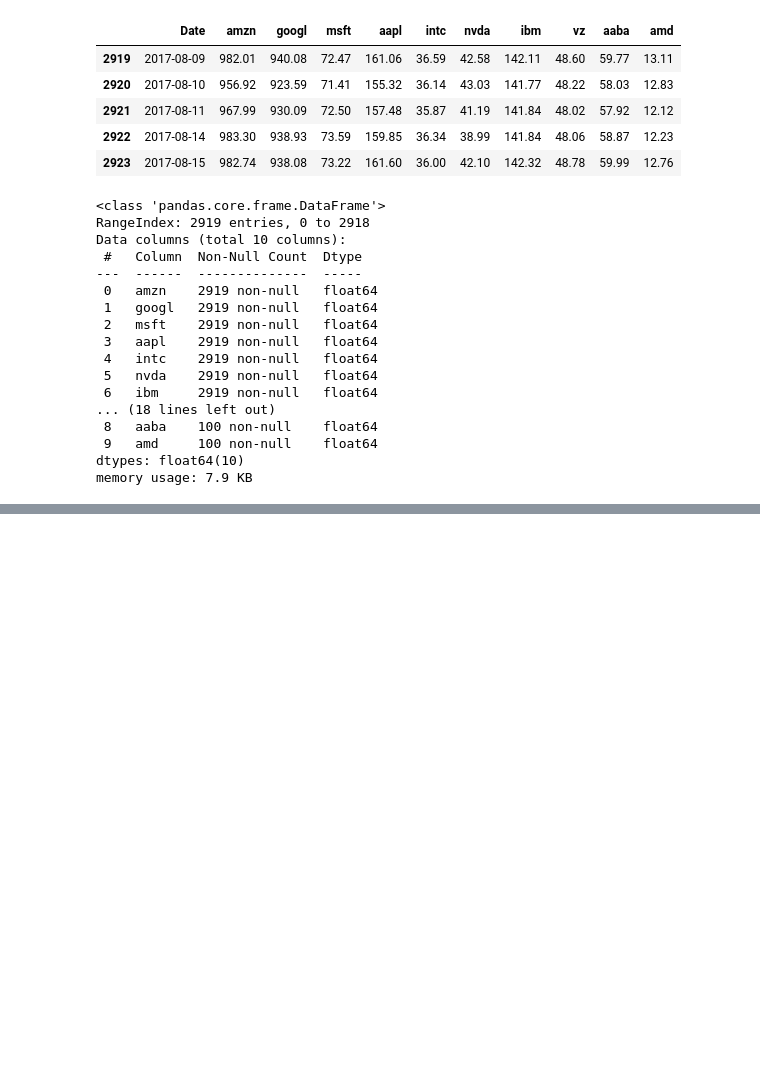
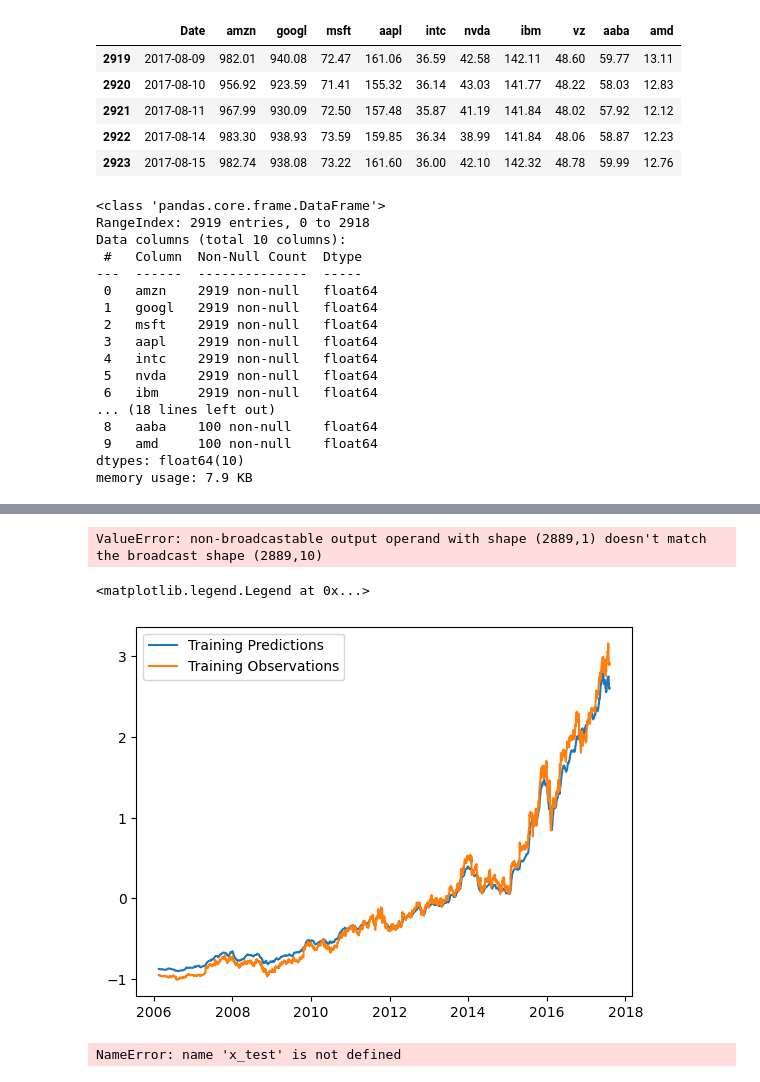
Before and after one commit to shintydesu/Stock-Time-Series, a Jupyter notebook: LSTM Model.ipynb, the cells around one changed output, grey strips where cells are left out. Saved outputs shown, nothing was run; the diff lists cells and outputs as text; code cells hidden in the pictures; blank space fills up the shorter version.

```diff
--- a/LSTM Model.ipynb
+++ b/LSTM Model.ipynb
@@ -138,0 +174,18 @@ _________________________________________________________________
+# %%
+history_aaba = model.fit(x_train, y_train[:,:,8], epochs = 5, batch_size = 32, validation_split = 0.1, verbose = 1)
+# %%
+history_amd = model.fit(x_train, y_train[:,:,9], epochs = 5, batch_size = 32, validation_split = 0.1, verbose = 1)
+# %%
+from sklearn.model_selection import train_test_split
+
+x_train_sets = []
+y_train_sets = []
+
+for column in df.columns:
+    # Extract features (X_train) and target variable (Y_train) for the current column
+    x_train = df.drop(column, axis=1)  # Dropping the current column to get features
+    y_train = df[column]  # Target variable is the current column
+
+    # Append the X_train and Y_train to the respective lists
+    X_train_sets.append(X_train)
+    Y_train_sets.append(Y_train)
@@ -138,0 +199,2 @@ _________________________________________________________________
+# %%
+train_predictions = model.predict(x_train).flatten()
@@ -138,0 +203,13 @@ _________________________________________________________________
+# %%
+inverse_y_train = []
+for i in range (10):
+    inverse_y_train[i] = sc.inverse_transform(y_train[:,:,i])
+# %% [output]
+ValueError: non-broadcastable output operand with shape (2889,1) doesn't match the broadcast shape (2889,10)
+# %%
+plt.plot(train_date[30:], train_predictions)
+plt.plot(train_date[30:], y_train[:,:,0])
+plt.legend(['Training Predictions', 'Training Observations'])
+# %% [output]
+<matplotlib.legend.Legend at 0x...>
+[figure, added]
@@ -139 +253,5 @@ _________________________________________________________________
+# %%
+predictions = model.predict(x_test)
+# %% [output]
+NameError: name 'x_test' is not defined
 # %%
```
Also changed, not shown: parts of 18 cells of this notebook.
